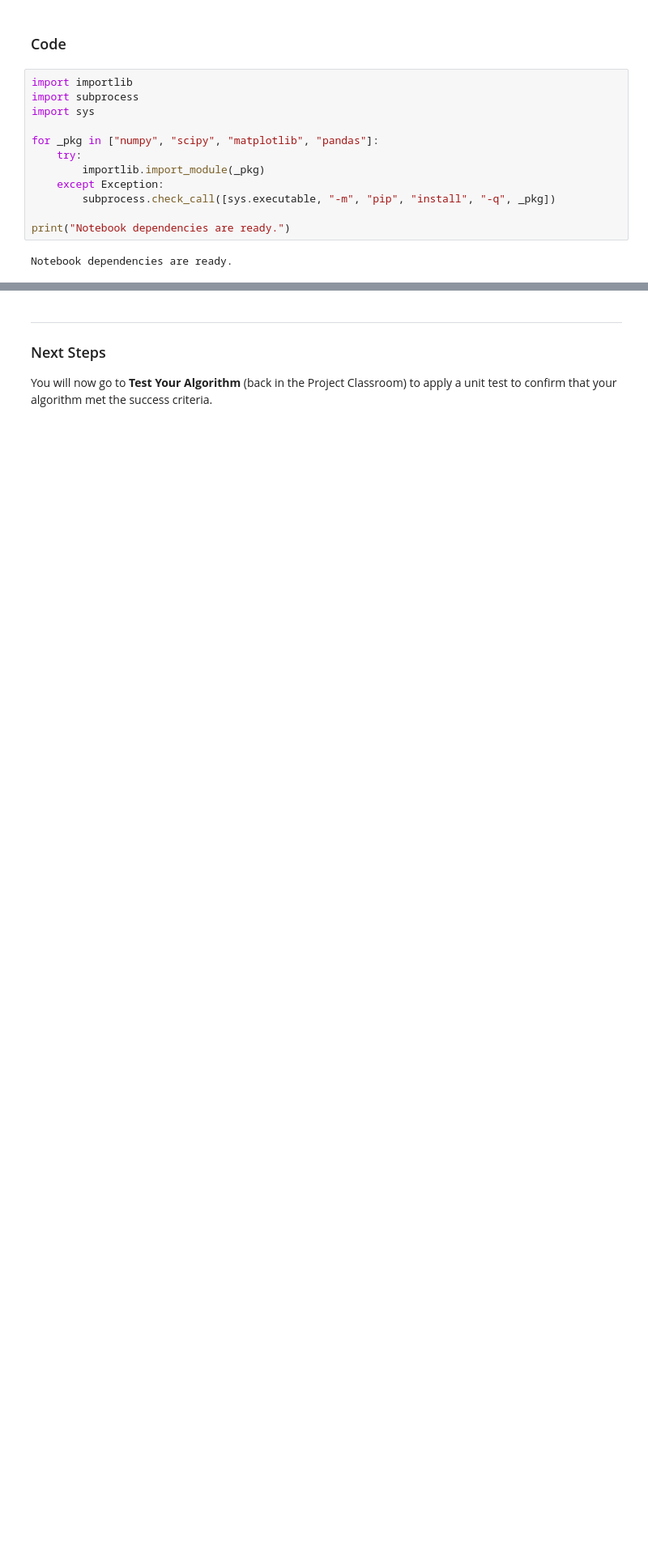
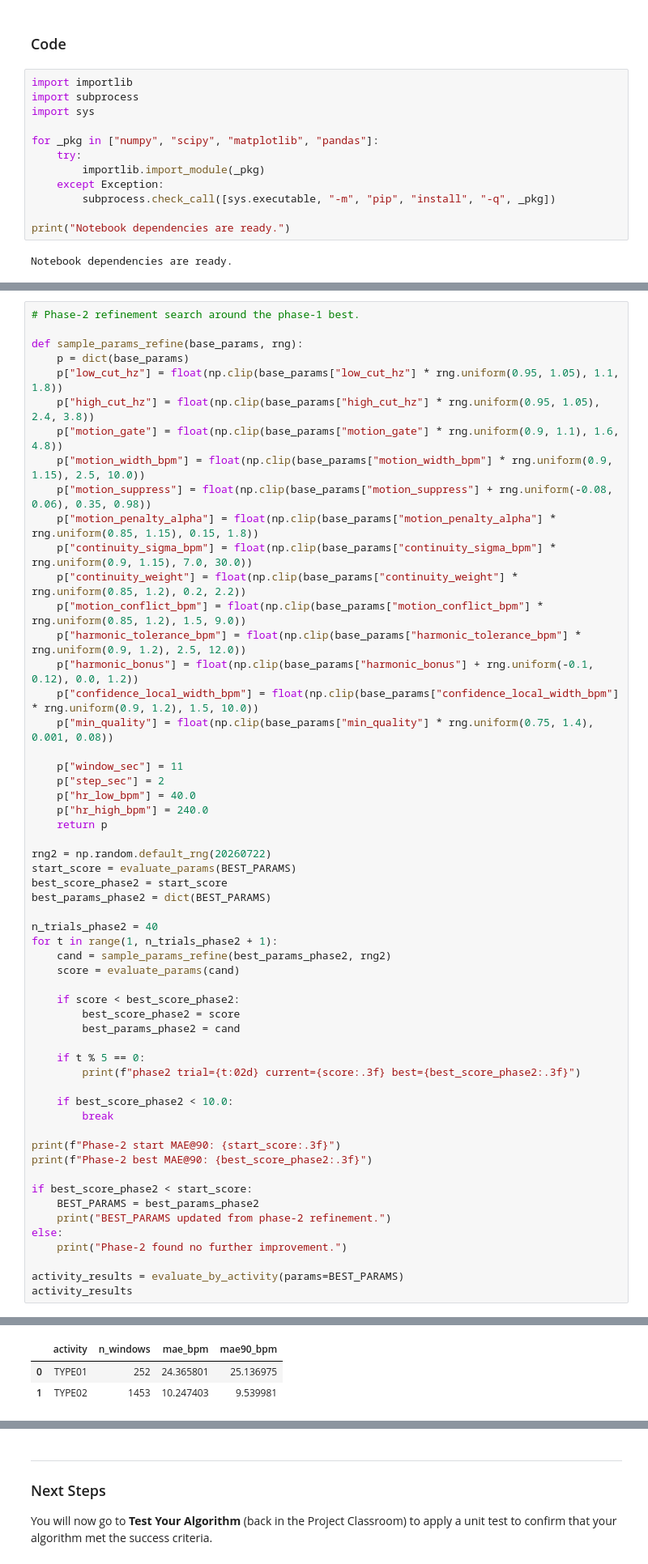
Before and after one commit to polarbeargo/AIHCND-c4-wearable-data-project-starter, a Jupyter notebook: part_1/pulse_rate_starter.ipynb, the cells around one changed output, grey strips where cells are left out. Shown at 81% size. Cells and saved outputs as stored; diff of their text form; blank space fills up the shorter version.

```diff
--- a/part_1/pulse_rate_starter.ipynb
+++ b/part_1/pulse_rate_starter.ipynb
@@ -469,0 +501,57 @@ activity_results
+# %%
+# Phase-2 refinement search around the phase-1 best.
+
+def sample_params_refine(base_params, rng):
+    p = dict(base_params)
+    p["low_cut_hz"] = float(np.clip(base_params["low_cut_hz"] * rng.uniform(0.95, 1.05), 1.1, 1.8))
+    p["high_cut_hz"] = float(np.clip(base_params["high_cut_hz"] * rng.uniform(0.95, 1.05), 2.4, 3.8))
+    p["motion_gate"] = float(np.clip(base_params["motion_gate"] * rng.uniform(0.9, 1.1), 1.6, 4.8))
+    p["motion_width_bpm"] = float(np.clip(base_params["motion_width_bpm"] * rng.uniform(0.9, 1.15), 2.5, 10.0))
+    p["motion_suppress"] = float(np.clip(base_params["motion_suppress"] + rng.uniform(-0.08, 0.06), 0.35, 0.98))
+    p["motion_penalty_alpha"] = float(np.clip(base_params["motion_penalty_alpha"] * rng.uniform(0.85, 1.15), 0.15, 1.8))
+    p["continuity_sigma_bpm"] = float(np.clip(base_params["continuity_sigma_bpm"] * rng.uniform(0.9, 1.15), 7.0, 30.0))
+    p["continuity_weight"] = float(np.clip(base_params["continuity_weight"] * rng.uniform(0.85, 1.2), 0.2, 2.2))
+    p["motion_conflict_bpm"] = float(np.clip(base_params["motion_conflict_bpm"] * rng.uniform(0.85, 1.2), 1.5, 9.0))
+    p["harmonic_tolerance_bpm"] = float(np.clip(base_params["harmonic_tolerance_bpm"] * rng.uniform(0.9, 1.2), 2.5, 12.0))
+    p["harmonic_bonus"] = float(np.clip(base_params["harmonic_bonus"] + rng.uniform(-0.1, 0.12), 0.0, 1.2))
+    p["confidence_local_width_bpm"] = float(np.clip(base_params["confidence_local_width_bpm"] * rng.uniform(0.9, 1.2), 1.5, 10.0))
+    p["min_quality"] = float(np.clip(base_params["min_quality"] * rng.uniform(0.75, 1.4), 0.001, 0.08))
+
+    p["window_sec"] = 11
+    p["step_sec"] = 2
+    p["hr_low_bpm"] = 40.0
+    p["hr_high_bpm"] = 240.0
+    return p
+
+rng2 = np.random.default_rng(20260722)
+start_score = evaluate_params(BEST_PARAMS)
+best_score_phase2 = start_score
+best_params_phase2 = dict(BEST_PARAMS)
+
+n_trials_phase2 = 40
+for t in range(1, n_trials_phase2 + 1):
+    cand = sample_params_refine(best_params_phase2, rng2)
+    score = evaluate_params(cand)
+
+    if score < best_score_phase2:
+        best_score_phase2 = score
+        best_params_phase2 = cand
+
+    if t % 5 == 0:
+        print(f"phase2 trial={t:02d} current={score:.3f} best={best_score_phase2:.3f}")
+
+    if best_score_phase2 < 10.0:
+        break
+
+print(f"Phase-2 start MAE@90: {start_score:.3f}")
+print(f"Phase-2 best MAE@90: {best_score_phase2:.3f}")
+
+if best_score_phase2 < start_score:
+    BEST_PARAMS = best_params_phase2
+    print("BEST_PARAMS updated from phase-2 refinement.")
+else:
+    print("Phase-2 found no further improvement.")
+
+activity_results = evaluate_by_activity(params=BEST_PARAMS)
+activity_results
+# %% [output]
@@ -469,0 +568,3 @@ activity_results
+|  | activity | n_windows | mae_bpm | mae90_bpm |
+| 0 | TYPE01 | 252 | 24.365801 | 25.136975 |
+| 1 | TYPE02 | 1453 | 10.247403 | 9.539981 |
```
Also changed, not shown: parts of 6 cells of this notebook.
